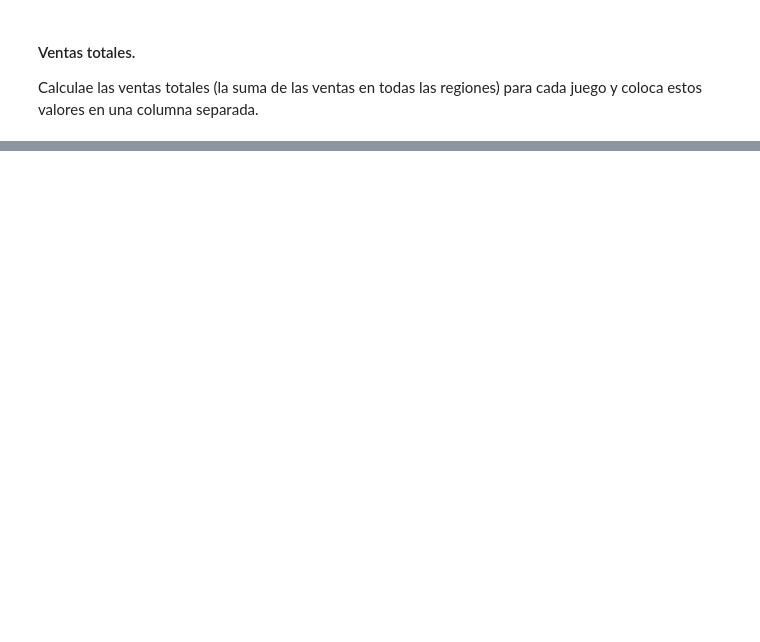
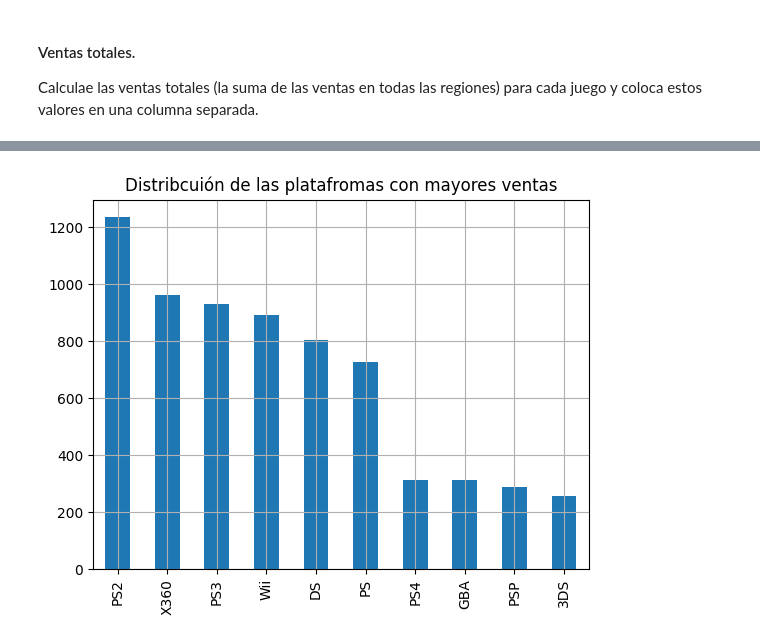
Before and after one commit to Car27VeP/AED_videojuegos, a Jupyter notebook: AED_games.ipynb, the cells around one changed output, grey strips where cells are left out. Drawn from its saved outputs; the diff is of its cells as text; code cells hidden in the pictures; blank space fills up the shorter version.

```diff
--- a/AED_games.ipynb
+++ b/AED_games.ipynb
@@ -221,0 +336,6 @@ df_games['total_sales'] = df_games.apply(total_sales,axis=1)
+# %%
+sales_per_platform = pd.pivot_table(df_games,values='total_sales',
+               columns='platform',
+               index='year_of_release',
+               aggfunc='sum')
+sales_per_platform.sample(7)
@@ -221,0 +353,19 @@ df_games['total_sales'] = df_games.apply(total_sales,axis=1)
+# %%
+def identify_most_company_sales(data):
+    columns = data.columns
+    list = []
+    dict = {}
+    for column in columns:
+        dict[column] = data[column].sum()
+    return dict
+# %%
+max_sales_per_platfrom = pd.DataFrame.from_dict(identify_most_company_sales(sales_per_platform),orient='index',columns=['total_sales'])
+max_sales_per_platfrom = max_sales_per_platfrom.sort_values(by='total_sales',ascending=False).head(10)
+
+max_sales_per_platfrom.plot(kind='bar',
+                            title='Distribcuión de las platafromas con mayores ventas',
+                            legend=False)
+plt.grid(True)
+plt.show()
+# %% [output]
+[figure, added]
```
Also changed, not shown: parts of 37 cells of this notebook.
